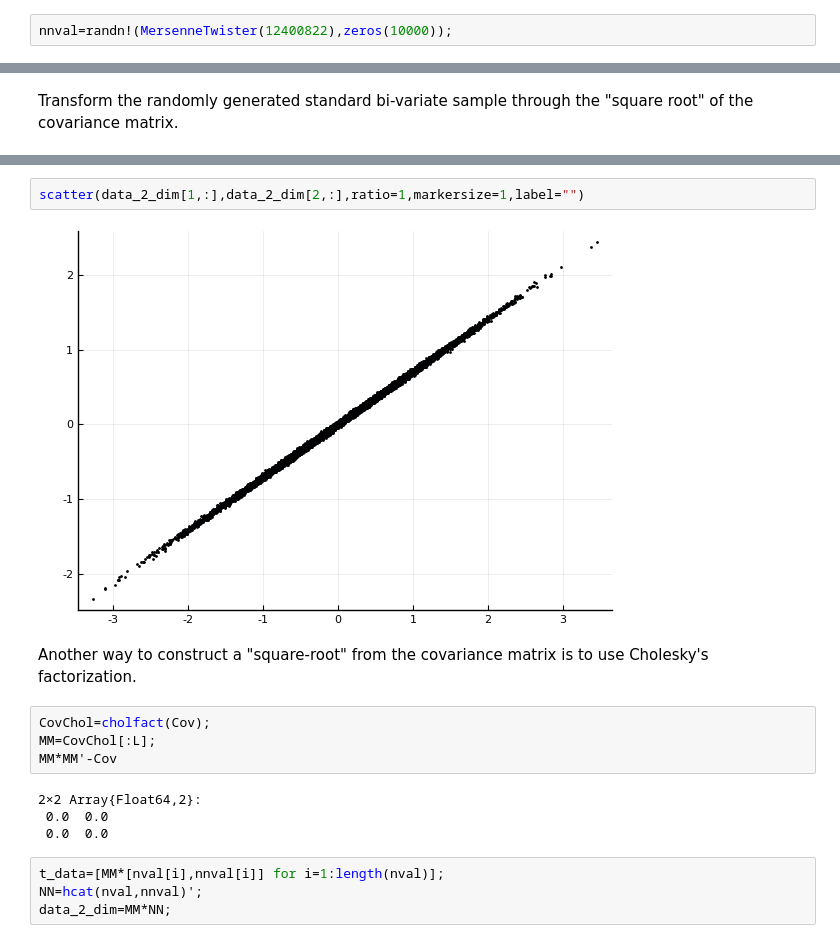
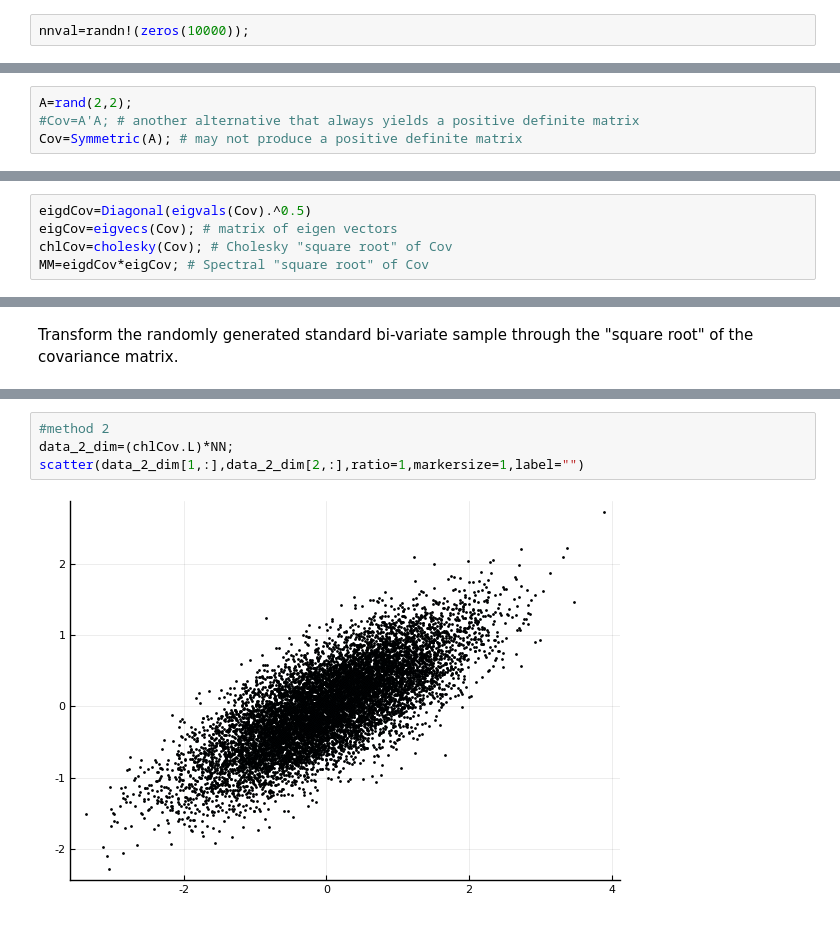
Before and after one commit to AndrewLyasoff/SMAP, a Jupyter notebook: Multivariate_Normal_Dist_Examples_Julia.ipynb, the cells around one changed output, grey strips where cells are left out. Cells and saved outputs as stored; diff of their text form.

```diff
--- a/Multivariate_Normal_Dist_Examples_Julia.ipynb
+++ b/Multivariate_Normal_Dist_Examples_Julia.ipynb
@@ -82,7 +90,7 @@ plot!(-3.3:0.05:3.3,val,label="normal density")
 # %% [markdown]
 Now we generate 10000 samples from the bi-variate Gaussian distribution with independent and standard normal marginals.
 # %%
-nnval=randn!(MersenneTwister(12400822),zeros(10000));
+nnval=randn!(zeros(10000));
 # %%
 scatter(nval,nnval,ratio=1,markersize=1,label="")
 # %% [output]
@@ -100,0 +100,4 @@ CovEig[:values]
+# %%
+A=rand(2,2);
+#Cov=A'A; # another alternative that always yields a positive definite matrix
+Cov=Symmetric(A); # may not produce a positive definite matrix
@@ -110,0 +112,5 @@ MM*MM'-Cov
+# %%
+eigdCov=Diagonal(eigvals(Cov).^0.5)
+eigCov=eigvecs(Cov); # matrix of eigen vectors
+chlCov=cholesky(Cov); # Cholesky "square root" of Cov
+MM=eigdCov*eigCov; # Spectral "square root" of Cov
@@ -117,18 +152,6 @@ data_2_dim=MM*NN;
 # %%
+#method 2
+data_2_dim=(chlCov.L)*NN;
 scatter(data_2_dim[1,:],data_2_dim[2,:],ratio=1,markersize=1,label="")
 # %% [output]
-[figure, old version]
+[figure, new version]
-# %% [markdown]
-Another way to construct a "square-root" from the covariance matrix is to use Cholesky's factorization.
-# %%
-CovChol=cholfact(Cov);
-MM=CovChol[:L];
-MM*MM'-Cov
-# %% [output]
-2×2 Array{Float64,2}:
- 0.0  0.0
- 0.0  0.0
-# %%
-t_data=[MM*[nval[i],nnval[i]] for i=1:length(nval)];
-NN=hcat(nval,nnval)';
-data_2_dim=MM*NN;
```
Also changed, not shown: parts of 26 cells of this notebook.
